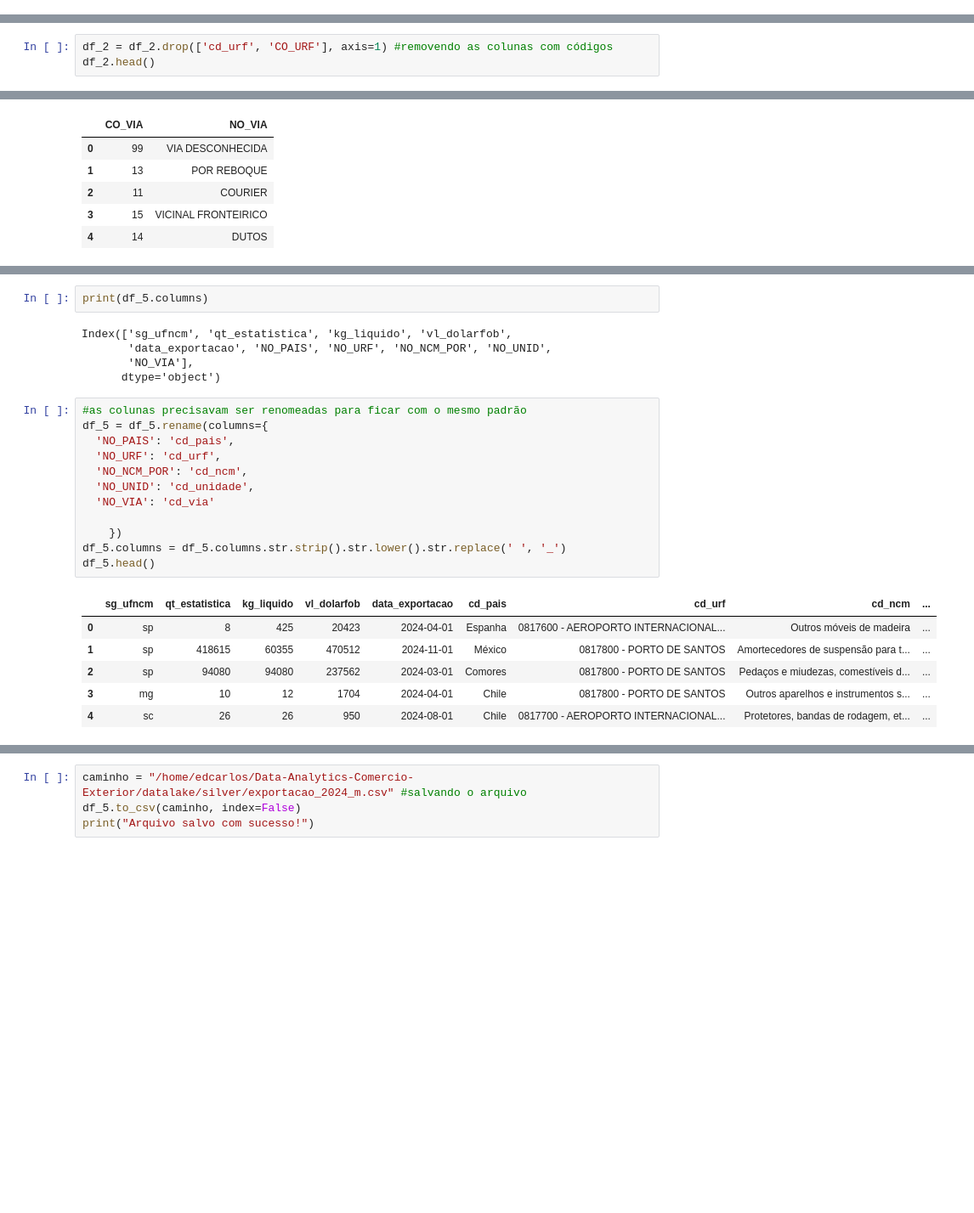
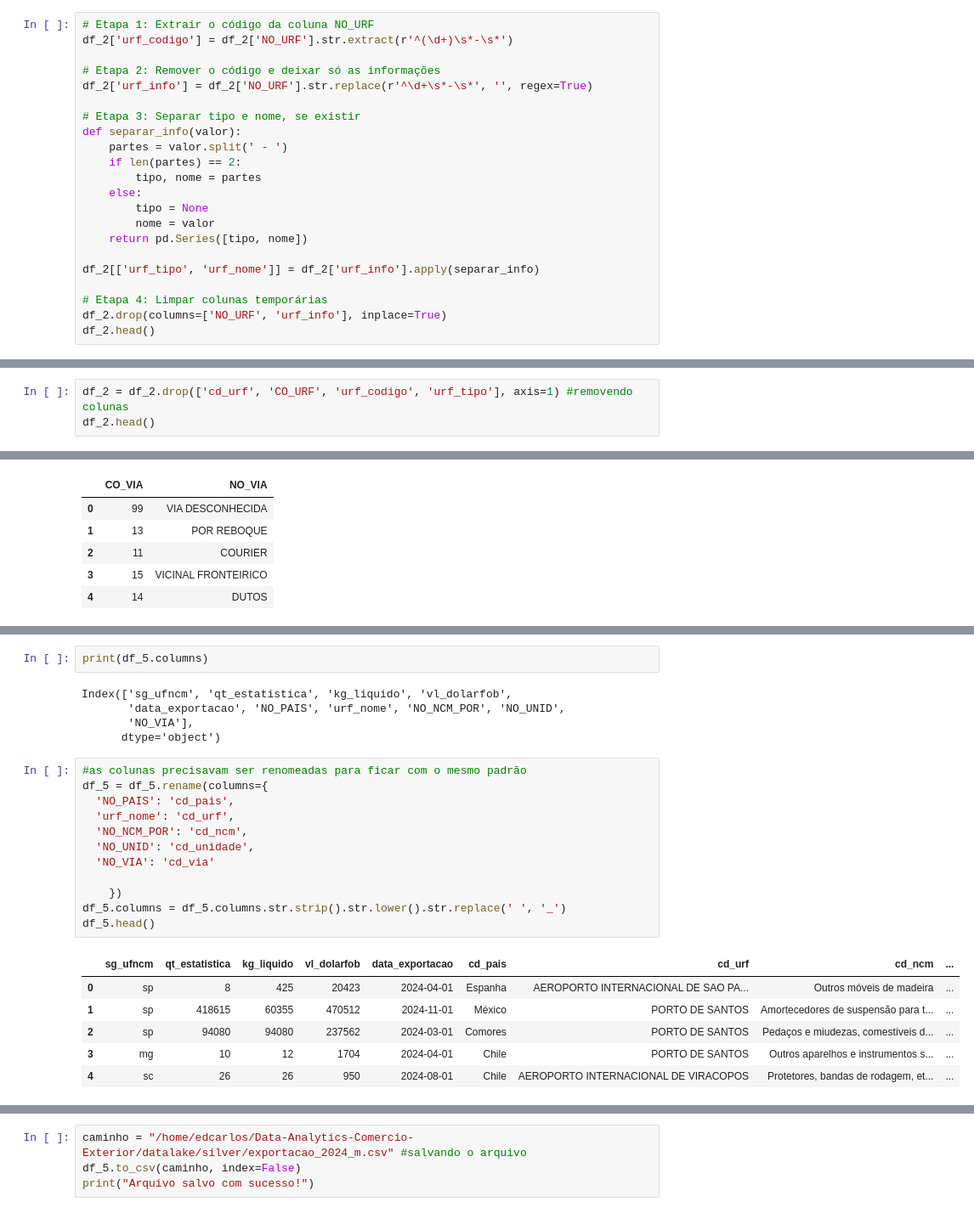
Before and after one commit to edcarloscardoso/Data-Analytics-Comercio-Exterior, a Jupyter notebook: workflow/process/workspace_silver_exp_2024_m.ipynb, the cells around one changed output, grey strips where cells are left out. Shown at 85% size. Cells and saved outputs as stored; diff of their text form; blank space fills up the shorter version.

Commit message:
Atualização de código workspace_silver_exp_2024_m.ipynb

```diff
--- a/workflow/process/workspace_silver_exp_2024_m.ipynb
+++ b/workflow/process/workspace_silver_exp_2024_m.ipynb
@@ -129,3 +129,25 @@ df_2.head()
 | 2 | 2071400 | 10 | sp | 1 | 817800 | 94080 | 94080 | 237562 | ... |
 | 3 | 90303390 | 11 | mg | 1 | 817800 | 10 | 12 | 1704 | ... |
 | 4 | 40129090 | 10 | sc | 4 | 817700 | 26 | 26 | 950 | ... |
+# %%
+# Etapa 1: Extrair o código da coluna NO_URF
+df_2['urf_codigo'] = df_2['NO_URF'].str.extract(r'^(\d+)\s*-\s*')
+
+# Etapa 2: Remover o código e deixar só as informações
+df_2['urf_info'] = df_2['NO_URF'].str.replace(r'^\d+\s*-\s*', '', regex=True)
+
+# Etapa 3: Separar tipo e nome, se existir
+def separar_info(valor):
+    partes = valor.split(' - ')
+    if len(partes) == 2:
+        tipo, nome = partes
+    else:
+        tipo = None
+        nome = valor
+    return pd.Series([tipo, nome])
+
+df_2[['urf_tipo', 'urf_nome']] = df_2['urf_info'].apply(separar_info)
+
+# Etapa 4: Limpar colunas temporárias
+df_2.drop(columns=['NO_URF', 'urf_info'], inplace=True)
+df_2.head()
@@ -132,5 +161,5 @@ df_2.head()
 # %%
-df_2 = df_2.drop(['cd_urf', 'CO_URF'], axis=1) #removendo as colunas com códigos
+df_2 = df_2.drop(['cd_urf', 'CO_URF', 'urf_codigo', 'urf_tipo'], axis=1) #removendo colunas
 df_2.head()
 # %% [output]
 |  | cd_ncm | cd_unidade | sg_ufncm | cd_via | qt_estatistica | kg_liquido | vl_dolarfob | data_exportacao | ... |
@@ -338,28 +367,28 @@ df_5.head()
 print(df_5.columns)
 # %% [output]
 Index(['sg_ufncm', 'qt_estatistica', 'kg_liquido', 'vl_dolarfob',
-       'data_exportacao', 'NO_PAIS', 'NO_URF', 'NO_NCM_POR', 'NO_UNID',
+       'data_exportacao', 'NO_PAIS', 'urf_nome', 'NO_NCM_POR', 'NO_UNID',
        'NO_VIA'],
       dtype='object')
 # %%
 #as colunas precisavam ser renomeadas para ficar com o mesmo padrão
 df_5 = df_5.rename(columns={
   'NO_PAIS': 'cd_pais',
-  'NO_URF': 'cd_urf',
+  'urf_nome': 'cd_urf',
   'NO_NCM_POR': 'cd_ncm',
   'NO_UNID': 'cd_unidade',
   'NO_VIA': 'cd_via'
 
     })
 df_5.columns = df_5.columns.str.strip().str.lower().str.replace(' ', '_')
 df_5.head()
 # %% [output]
 |  | sg_ufncm | qt_estatistica | kg_liquido | vl_dolarfob | data_exportacao | cd_pais | cd_urf | cd_ncm | ... |
-| 0 | sp | 8 | 425 | 20423 | 2024-04-01 | Espanha | 0817600 - AEROPORTO INTERNACIONAL... | Outros móveis de madeira | ... |
-| 1 | sp | 418615 | 60355 | 470512 | 2024-11-01 | México | 0817800 - PORTO DE SANTOS | Amortecedores de suspensão para t... | ... |
-| 2 | sp | 94080 | 94080 | 237562 | 2024-03-01 | Comores | 0817800 - PORTO DE SANTOS | Pedaços e miudezas, comestíveis d... | ... |
-| 3 | mg | 10 | 12 | 1704 | 2024-04-01 | Chile | 0817800 - PORTO DE SANTOS | Outros aparelhos e instrumentos s... | ... |
-| 4 | sc | 26 | 26 | 950 | 2024-08-01 | Chile | 0817700 - AEROPORTO INTERNACIONAL... | Protetores, bandas de rodagem, et... | ... |
+| 0 | sp | 8 | 425 | 20423 | 2024-04-01 | Espanha | AEROPORTO INTERNACIONAL DE SAO PA... | Outros móveis de madeira | ... |
+| 1 | sp | 418615 | 60355 | 470512 | 2024-11-01 | México | PORTO DE SANTOS | Amortecedores de suspensão para t... | ... |
+| 2 | sp | 94080 | 94080 | 237562 | 2024-03-01 | Comores | PORTO DE SANTOS | Pedaços e miudezas, comestíveis d... | ... |
+| 3 | mg | 10 | 12 | 1704 | 2024-04-01 | Chile | PORTO DE SANTOS | Outros aparelhos e instrumentos s... | ... |
+| 4 | sc | 26 | 26 | 950 | 2024-08-01 | Chile | AEROPORTO INTERNACIONAL DE VIRACOPOS | Protetores, bandas de rodagem, et... | ... |
 # %%
 def padronizar_colunas(df, colunas):
     """
```
Also changed, not shown: parts of 7 cells of this notebook.
